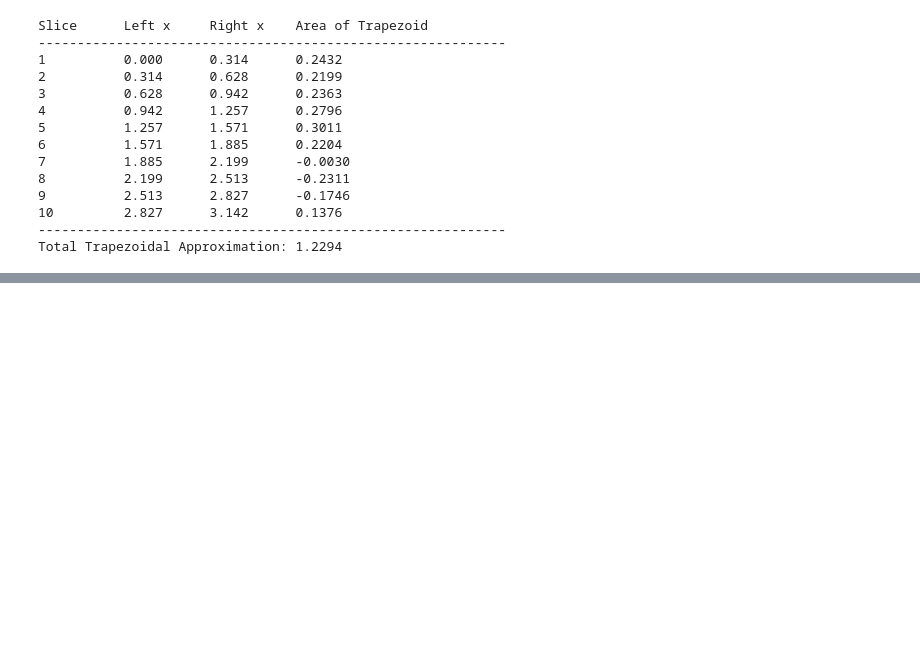
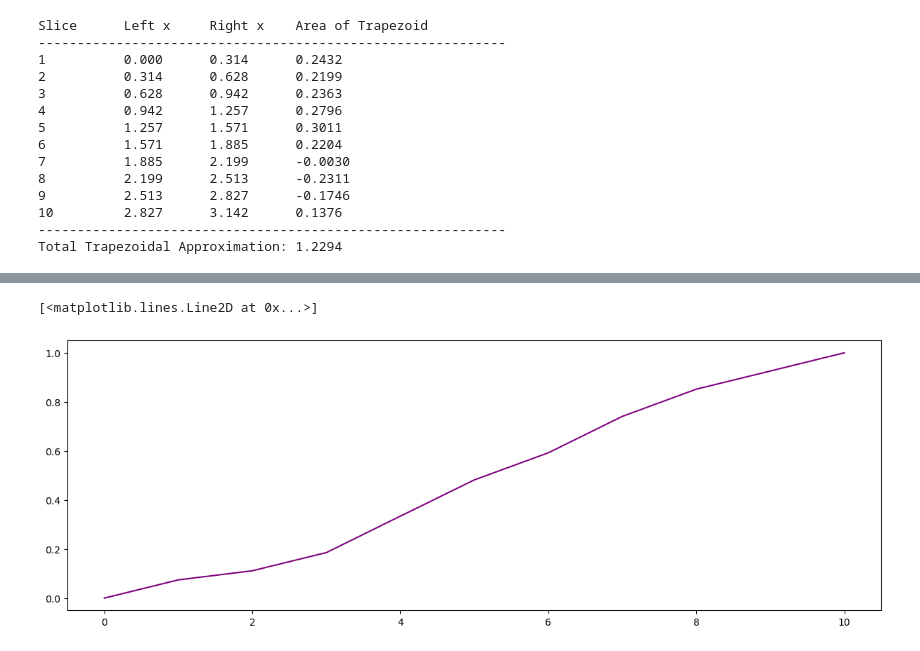
Before and after one commit to cnn92bch8y-source/baysian-interlopers1.0, a Jupyter notebook: meow.ipynb/meow.ipynb, the cells around one changed output, grey strips where cells are left out. Saved outputs shown, nothing was run; the diff lists cells and outputs as text; code cells hidden in the pictures; blank space fills up the shorter version.

```diff
--- a/meow.ipynb/meow.ipynb
+++ b/meow.ipynb/meow.ipynb
@@ -153,0 +195,12 @@ Total Trapezoidal Approximation: 1.2294
+# %%
+samples_10m = [np.interp(random(), cdf, bins) for _ in range(10**6)]
+heights_10m, _ = np.histogram(samples_10m, bins=bins, density=True)
+probs_10m = heights_10m * bin_widths
+cdf_10m = np.cumsum(probs_10m)
+cdf_10m = np.insert(cdf_10m, 0, 0)
+
+# 4. Plot the 10^6 CDF line
+plt.plot(bins, cdf_10m, color='purple')
+# %% [output]
+[<matplotlib.lines.Line2D at 0x...>]
+[figure, added]
```
Also changed, not shown: parts of 15 cells of this notebook, 9 other files.
